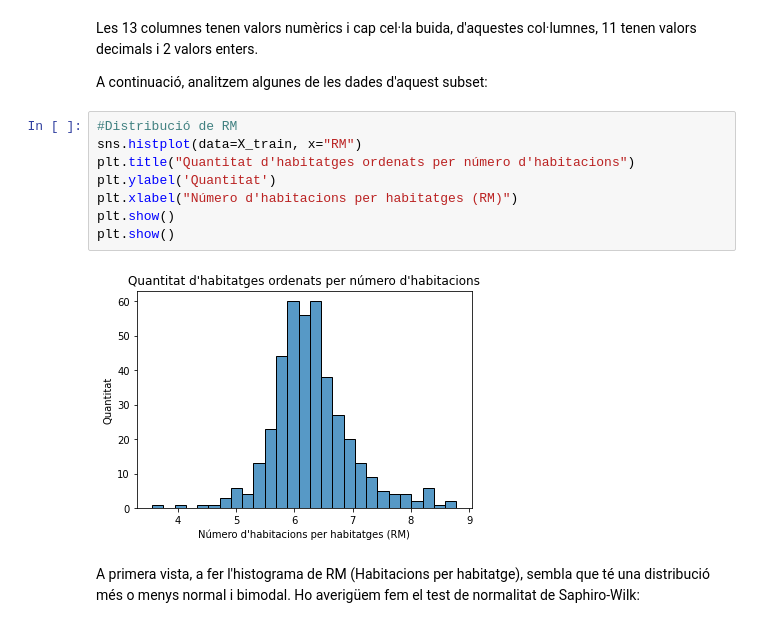
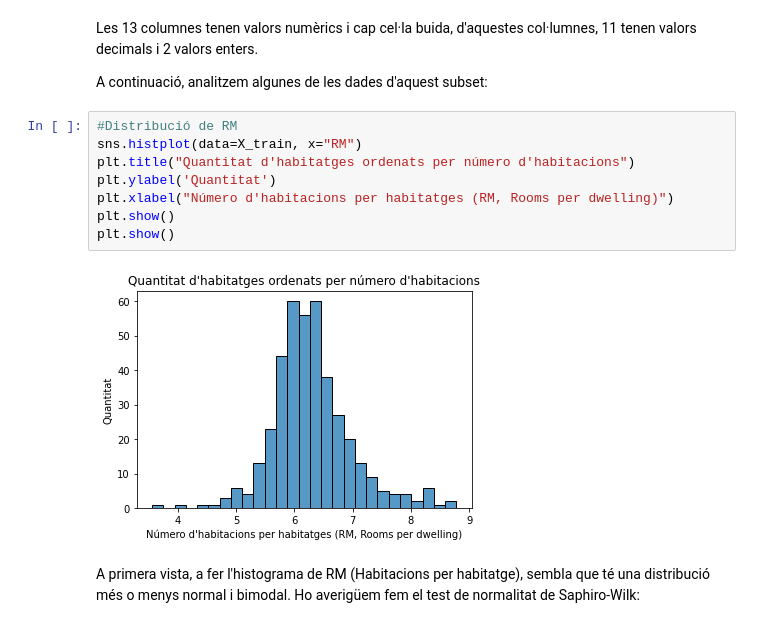
Before and after one commit to davifebdn/SkLearn_Train_Test, a Jupyter notebook: Tasca_M5_T02.ipynb, the cells around one changed output. Saved outputs shown, nothing was run; the diff lists cells and outputs as text.

```diff
--- a/Tasca_M5_T02.ipynb
+++ b/Tasca_M5_T02.ipynb
@@ -140,13 +140,13 @@ A continuació, analitzem algunes de les dades d'aquest subset:
 # %%
 #Distribució de RM
 sns.histplot(data=X_train, x="RM")
 plt.title("Quantitat d'habitatges ordenats per número d'habitacions")
 plt.ylabel('Quantitat')
-plt.xlabel("Número d'habitacions per habitatges (RM)")
+plt.xlabel("Número d'habitacions per habitatges (RM, Rooms per dwelling)")
 plt.show()
 plt.show()
 # %% [output]
-[figure, old version]
+[figure, new version]
 # %% [markdown]
 A primera vista, a fer l'histograma de RM (Habitacions per habitatge), sembla que té una distribució més o menys normal i bimodal. Ho averigüem fem el test de normalitat de Saphiro-Wilk:
 # %%
```
Also changed, not shown: parts of 2 cells of this notebook.
